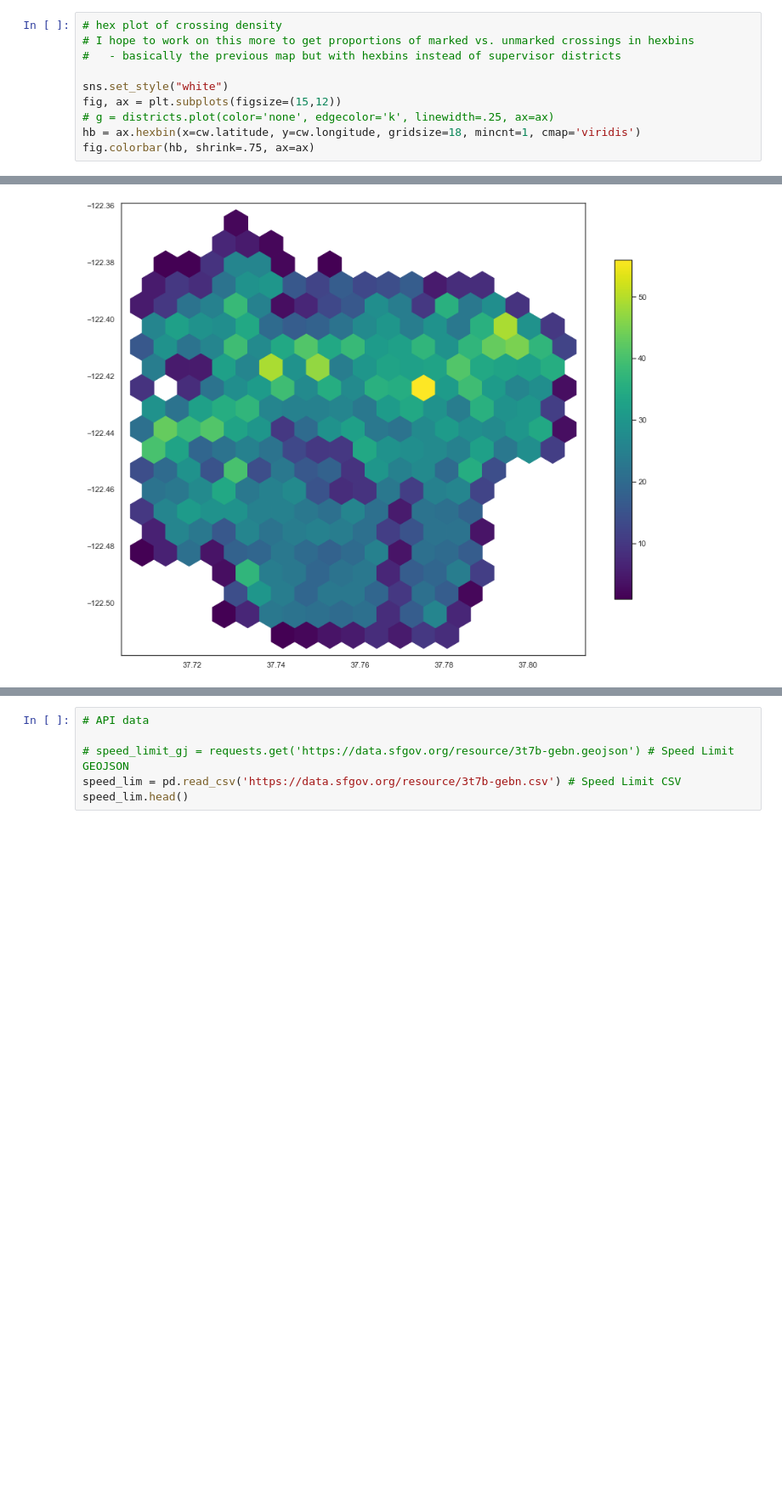
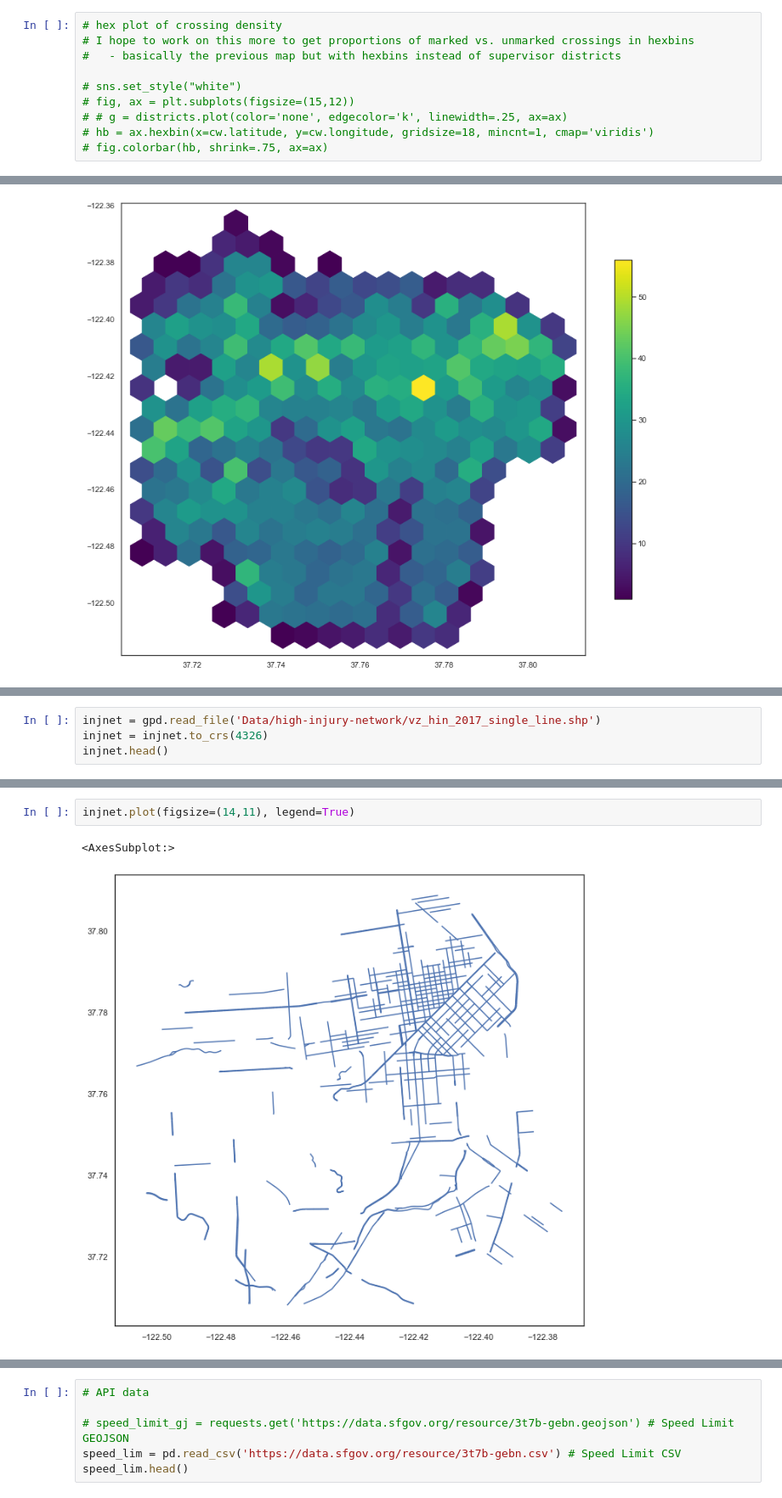
Before and after one commit to hua-mike/cp255-project, a Jupyter notebook: cp255-project-nb.ipynb, the cells around one changed output, grey strips where cells are left out. Shown at 85% size. Cells and saved outputs as stored; diff of their text form; blank space fills up the shorter version.

```diff
--- a/cp255-project-nb.ipynb
+++ b/cp255-project-nb.ipynb
@@ -116,11 +119,11 @@ cw_bydist.plot(column = 'yes_cw_pct',cmap='YlGn', figsize=(14,10), legend=True)
 # I hope to work on this more to get proportions of marked vs. unmarked crossings in hexbins
 #   - basically the previous map but with hexbins instead of supervisor districts
 
-sns.set_style("white")
-fig, ax = plt.subplots(figsize=(15,12))
-# g = districts.plot(color='none', edgecolor='k', linewidth=.25, ax=ax)
-hb = ax.hexbin(x=cw.latitude, y=cw.longitude, gridsize=18, mincnt=1, cmap='viridis')
-fig.colorbar(hb, shrink=.75, ax=ax)
+# sns.set_style("white")
+# fig, ax = plt.subplots(figsize=(15,12))
+# # g = districts.plot(color='none', edgecolor='k', linewidth=.25, ax=ax)
+# hb = ax.hexbin(x=cw.latitude, y=cw.longitude, gridsize=18, mincnt=1, cmap='viridis')
+# fig.colorbar(hb, shrink=.75, ax=ax)
 # %% [output]
 <matplotlib.colorbar.Colorbar at 0x...>
 [figure]
@@ -128,0 +146,4 @@ fig.colorbar(hb, shrink=.75, ax=ax)
+# %%
+injnet = gpd.read_file('Data/high-injury-network/vz_hin_2017_single_line.shp')
+injnet = injnet.to_crs(4326)
+injnet.head()
@@ -128,0 +157,5 @@ fig.colorbar(hb, shrink=.75, ax=ax)
+# %%
+injnet.plot(figsize=(14,11), legend=True)
+# %% [output]
+<AxesSubplot:>
+[figure, added]
```
Also changed, not shown: parts of 11 cells of this notebook.
